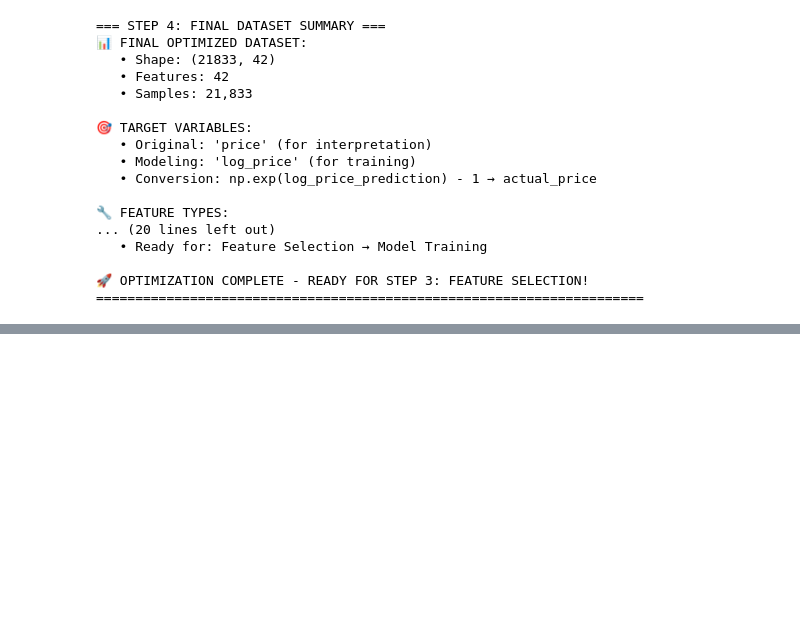
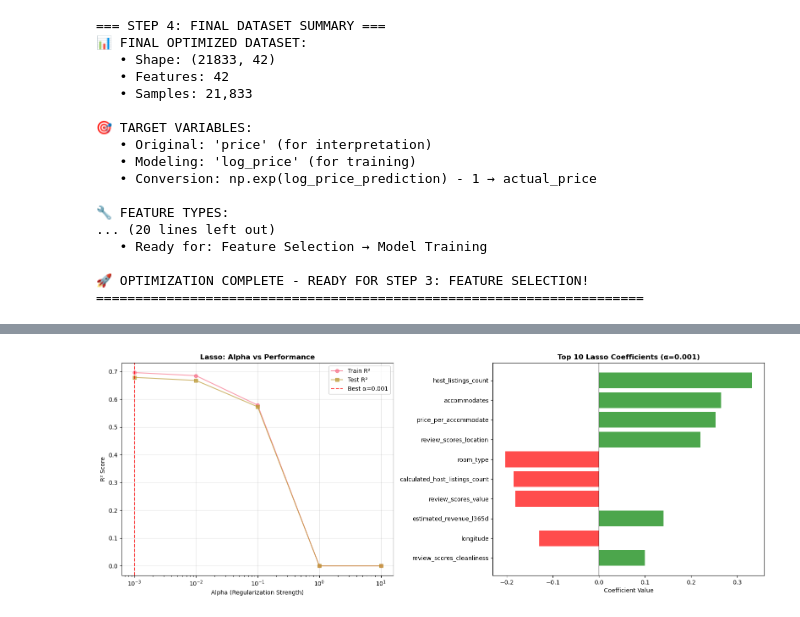
Before and after one commit to RaulJiminian/airBnB_price_predict_final_project, a Jupyter notebook: notebook-analysis/AirBnB_Price_Prediction_Project.ipynb, the cells around one changed output, grey strips where cells are left out. Drawn from its saved outputs; the diff is of its cells as text; code cells hidden in the pictures; blank space fills up the shorter version.

```diff
--- a/notebook-analysis/AirBnB_Price_Prediction_Project.ipynb
+++ b/notebook-analysis/AirBnB_Price_Prediction_Project.ipynb
@@ -1168,0 +1307,97 @@ print("="*70)
+# %%
+print("=== STEP 3.3: LASSO REGRESSION FEATURE SELECTION ===")
+
+# Try different alpha values to find optimal regularization
+alphas = [0.001, 0.01, 0.1, 1.0, 10.0]
+lasso_results = []
+
+for alpha in alphas:
+    lasso = Lasso(alpha=alpha, random_state=42)
+    lasso.fit(X_train_scaled, y_train)
+
+    # Make predictions
+    y_pred_train = lasso.predict(X_train_scaled)
+    y_pred_test = lasso.predict(X_test_scaled)
+
+    # Calculate metrics
+    train_r2 = r2_score(y_train, y_pred_train)
+    test_r2 = r2_score(y_test, y_pred_test)
+    train_rmse = np.sqrt(mean_squared_error(y_train, y_pred_train))
+    test_rmse = np.sqrt(mean_squared_error(y_test, y_pred_test))
+
+    # Count non-zero coefficients
+    non_zero_features = sum(lasso.coef_ != 0)
+
+    lasso_results.append({
+        'Alpha': alpha,
+        'Train_R2': train_r2,
+        'Test_R2': test_r2,
+        'Train_RMSE': train_rmse,
+        'Test_RMSE': test_rmse,
+        'Features_Selected': non_zero_features,
+        'Coefficients': lasso.coef_.copy()
+    })
+
+# Convert to DataFrame for analysis
+lasso_df = pd.DataFrame(lasso_results)
+
+print(f"📊 LASSO REGULARIZATION ANALYSIS:")
+print(lasso_df[['Alpha', 'Train_R2', 'Test_R2', 'Features_Selected']].round(3))
+
+# Select best alpha (highest test R2 with reasonable feature count)
+best_alpha_idx = lasso_df['Test_R2'].idxmax()
+best_alpha = lasso_df.loc[best_alpha_idx, 'Alpha']
+best_lasso = Lasso(alpha=best_alpha, random_state=42)
+best_lasso.fit(X_train_scaled, y_train)
+
+print(f"\n🏆 BEST LASSO MODEL:")
+print(f"   • Alpha: {best_alpha}")
+print(f"   • Test R²: {lasso_df.loc[best_alpha_idx, 'Test_R2']:.3f}")
+print(f"   • Features selected: {lasso_df.loc[best_alpha_idx, 'Features_Selected']}")
+
+# Get feature importance from best Lasso model
+lasso_importance = pd.DataFrame({
+    'Feature': X.columns,
+    'Coefficient': best_lasso.coef_,
+    'Abs_Coefficient': np.abs(best_lasso.coef_)
+}).sort_values('Abs_Coefficient', ascending=False)
+
+# Filter non-zero coefficients
+lasso_selected = lasso_importance[lasso_importance['Abs_Coefficient'] > 0]
+
+print(f"\n🎯 LASSO SELECTED FEATURES ({len(lasso_selected)}):")
+for idx, row in lasso_selected.head(10).iterrows():
+    direction = "↑" if row['Coefficient'] > 0 else "↓"
+    print(f"   {idx+1:2d}. {row['Feature']:<25} {direction} {row['Coefficient']:8.4f}")
+
+# Visualize Lasso coefficients
+fig, axes = plt.subplots(1, 2, figsize=(16, 6))
+
+# Alpha vs Performance
+axes[0].plot(lasso_df['Alpha'], lasso_df['Train_R2'], 'o-', label='Train R²', alpha=0.7)
+axes[0].plot(lasso_df['Alpha'], lasso_df['Test_R2'], 's-', label='Test R²', alpha=0.7)
+axes[0].axvline(best_alpha, color='red', linestyle='--', alpha=0.7, label=f'Best α={best_alpha}')
+axes[0].set_xscale('log')
+axes[0].set_xlabel('Alpha (Regularization Strength)')
+axes[0].set_ylabel('R² Score')
+axes[0].set_title('Lasso: Alpha vs Performance', fontweight='bold')
+axes[0].legend()
+axes[0].grid(True, alpha=0.3)
+
+# Feature coefficients
+top_lasso = lasso_selected.head(10)
+colors = ['green' if coef > 0 else 'red' for coef in top_lasso['Coefficient']]
+axes[1].barh(range(len(top_lasso)), top_lasso['Coefficient'], color=colors, alpha=0.7)
+axes[1].set_yticks(range(len(top_lasso)))
+axes[1].set_yticklabels(top_lasso['Feature'])
+axes[1].set_xlabel('Coefficient Value')
+axes[1].set_title(f'Top 10 Lasso Coefficients (α={best_alpha})', fontweight='bold')
+axes[1].axvline(0, color='black', linestyle='-', alpha=0.3)
+axes[1].invert_yaxis()
+
+plt.tight_layout()
+plt.show()
+
+# Store results
+feature_importance_results['Lasso'] = lasso_selected
+# %% [output]
@@ -1168,0 +1421 @@ print("="*70)
+[figure, added]
```
Also changed, not shown: parts of 15 cells of this notebook, 2 other files.
